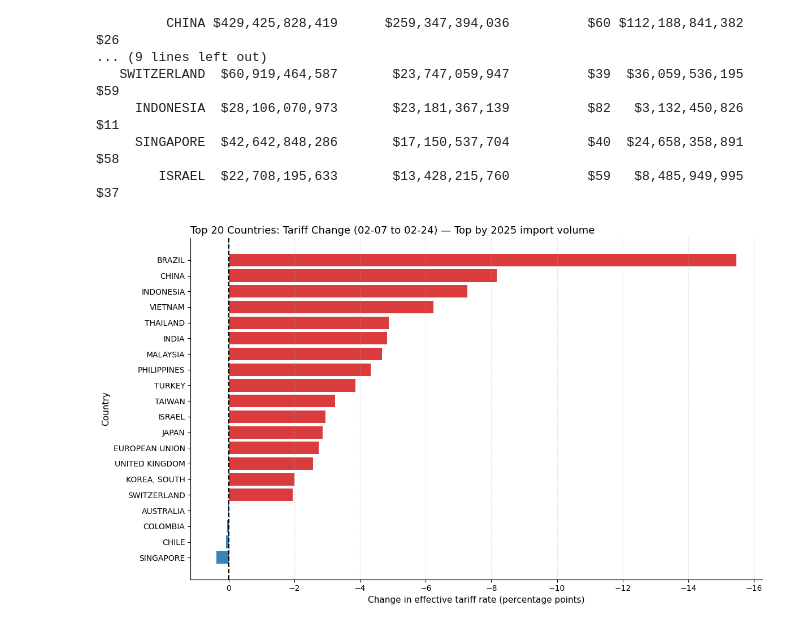
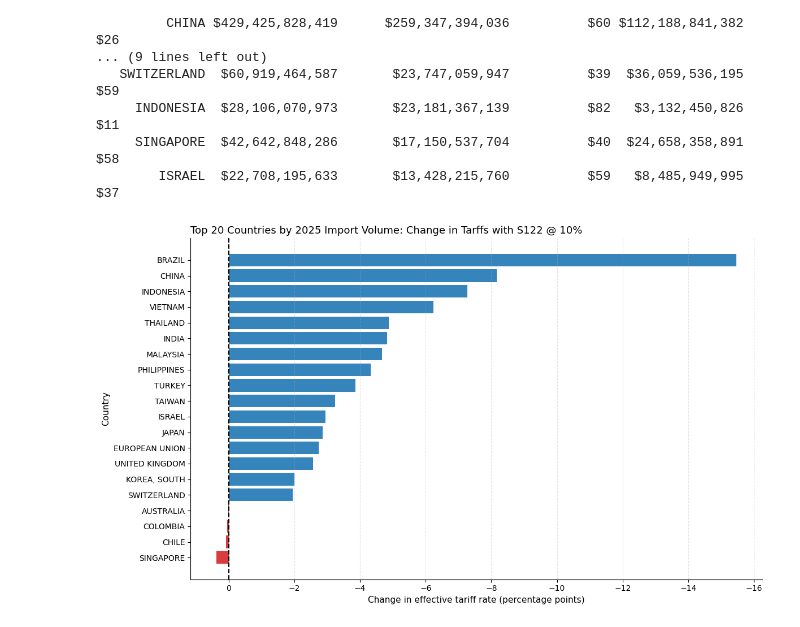
Before and after one commit to tradewartracker/trade-war-redux-2025, a Jupyter notebook: make-tariff-by-country-by-time.ipynb, the cells around one changed output. Cells and saved outputs as stored; diff of their text form; code cells hidden in the pictures.

```diff
--- a/make-tariff-by-country-by-time.ipynb
+++ b/make-tariff-by-country-by-time.ipynb
@@ -1405,34 +1405,34 @@ base = (
     .merge(imports_2025, on="country_name", how="left")
     .loc[lambda d: ~d["country_name"].str.upper().isin(exclude_countries)]
     .assign(change=lambda d: d["end_tariff"] - d["start_tariff"])
     .dropna(subset=["imports_2025"])
 )
 
 if TOP_BY == "imports_2025":
     chg = base.sort_values("imports_2025", ascending=False).head(TOP_X).sort_values("change", ascending=False)
-    title_suffix = "Top by 2025 import volume"
+    title_suffix = "by 2025 Import Volume"
 else:
     chg = base.sort_values("change", key=lambda s: s.abs(), ascending=False).head(TOP_X).sort_values("change", ascending=False)
     title_suffix = "Top by absolute tariff change"
 
 fig, ax = plt.subplots(figsize=(12, max(7, 0.35 * TOP_X)))
-colors = np.where(chg["change"] >= 0, "tab:blue", "tab:red")
+colors = np.where(chg["change"] >= 0, "tab:red", "tab:blue")
 ax.barh(chg["country_name"], chg["change"], color=colors, alpha=0.9)
 ax.axvline(0, color="black", linewidth=1.5, linestyle="--")
 
 ax.invert_xaxis()  # tariff up to the left; tariff down to the right
 ax.set_xlabel("Change in effective tariff rate (percentage points)", fontsize=11)
 ax.set_ylabel("Country", fontsize=11)
 ax.set_title(
-    f"Top {TOP_X} Countries: Tariff Change (02-07 to 02-24) — {title_suffix}",
+    f"Top {TOP_X} Countries {title_suffix}: Change in Tarffs with S122 @ 10%",
     fontsize=13,
     loc="left",
 )
 ax.grid(axis="x", linestyle="--", alpha=0.35)
 ax.spines["right"].set_visible(False)
 ax.spines["top"].set_visible(False)
 
 plt.tight_layout()
 plt.show()
 # %% [output]
-[figure, old version]
+[figure, new version]
```
Also changed, not shown: parts of 1 cell of this notebook, 2 other files.
